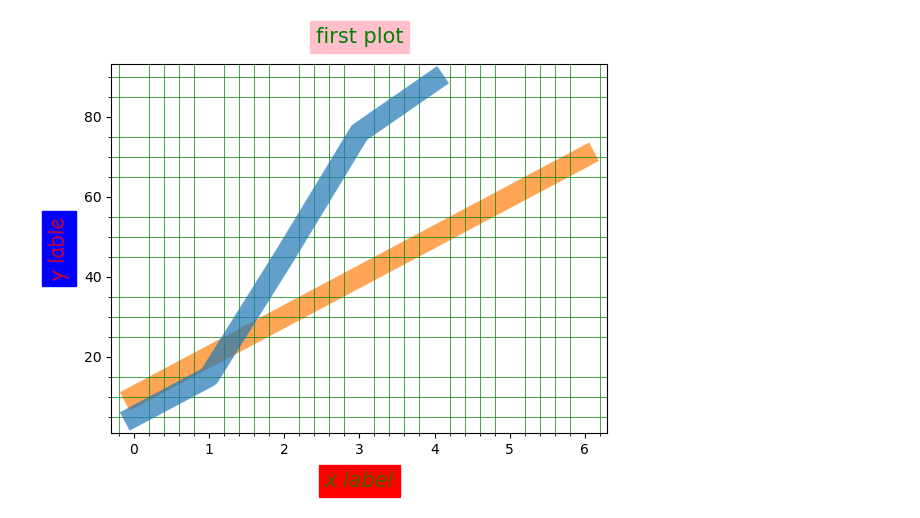
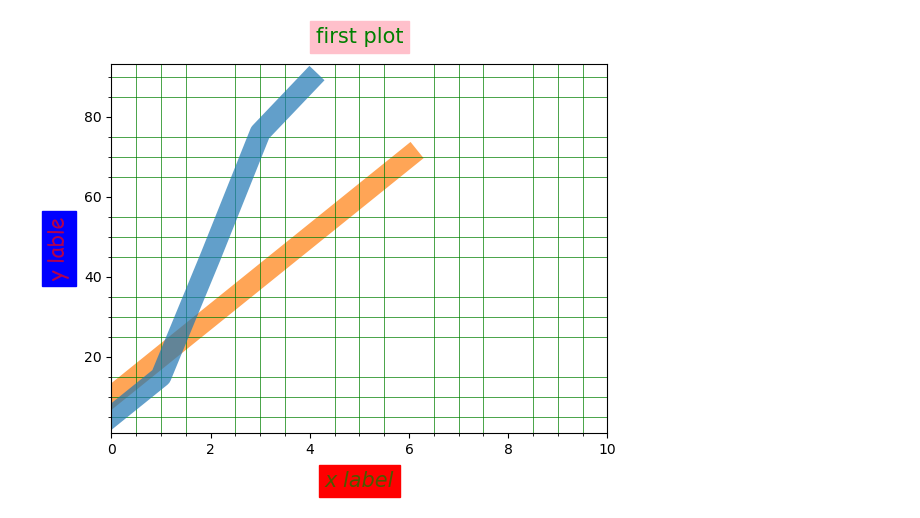
Before and after one commit to maheshkshi400/juypter, a Jupyter notebook: 7_matplotlib.ipynb, the cells around one changed output. Saved outputs shown, nothing was run; the diff lists cells and outputs as text; code cells hidden in the pictures.

```diff
--- a/7_matplotlib.ipynb
+++ b/7_matplotlib.ipynb
@@ -1,20 +1,22 @@
 # %%
 import matplotlib.pyplot as plt
 import numpy as np
 
 # xlim function
 
 
 plt.plot([5,15,45,76,89],alpha=0.7,linewidth=15,zorder=2)
 plt.plot([10,20,30,40,50,60,70],alpha=0.7,linewidth=15,zorder=1)
 
+plt.xlim(left=0,right=10)
+
 # change font style,font size,fontname
 plt.xlabel("x label",{"size":15,"color":"green"},labelpad = 10,alpha=0.7,backgroundcolor="red",style="italic")
 plt.ylabel("y lable",{"size":15,"color":"red","backgroundcolor":"blue"},labelpad =10,alpha=0.7,family="cursive")
 plt.title("first plot",{"size":15,"color":"green"},loc="center",backgroundcolor="pink",pad=15)
 
 plt.minorticks_on()
 plt.grid(which="minor",color="green",linewidth=0.5,axis="both")
 plt.show()
 # %% [output]
-[figure, old version]
+[figure, new version]
```
Also changed, not shown: parts of 1 cell of this notebook, 1 other file.
